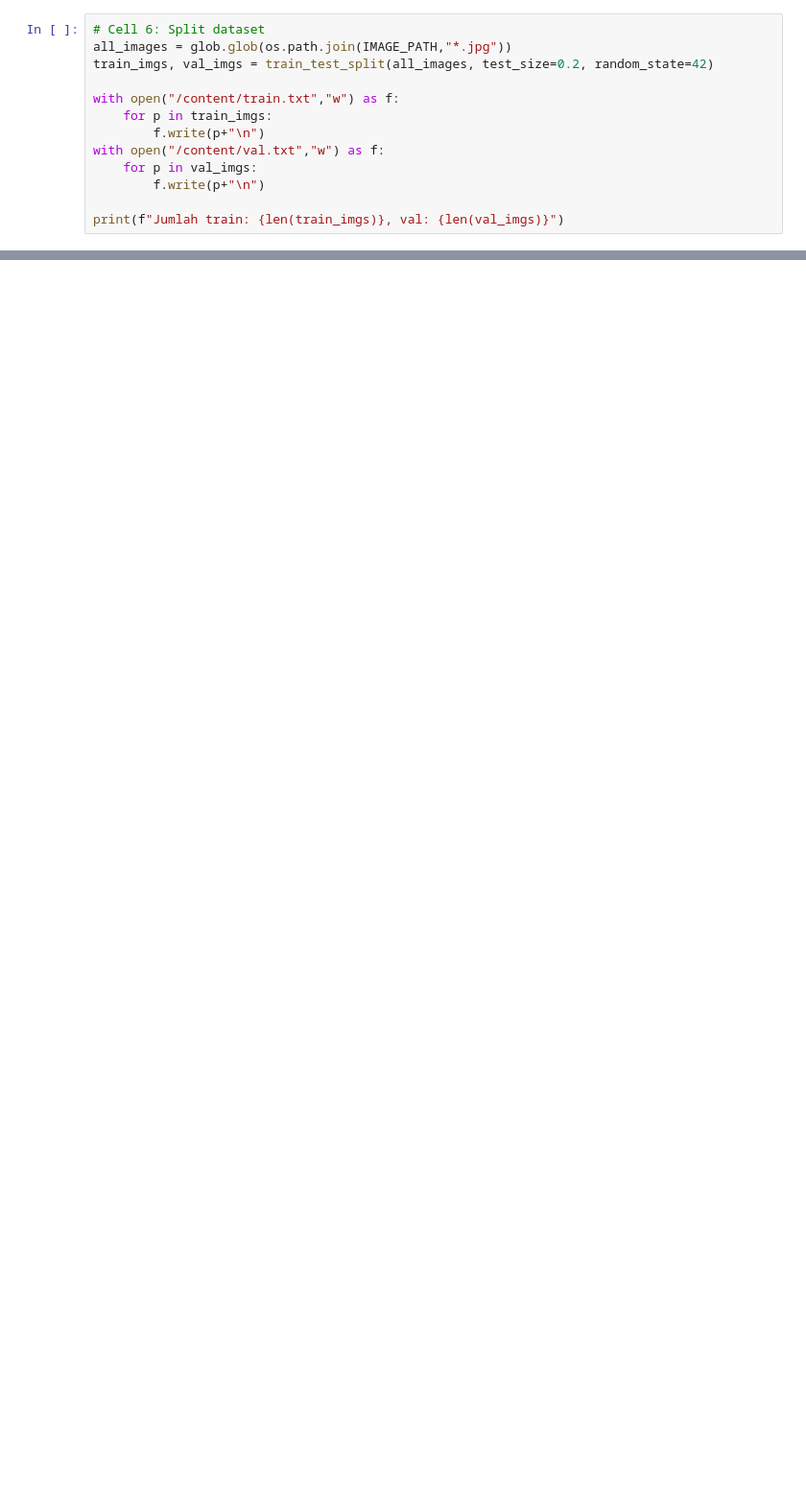
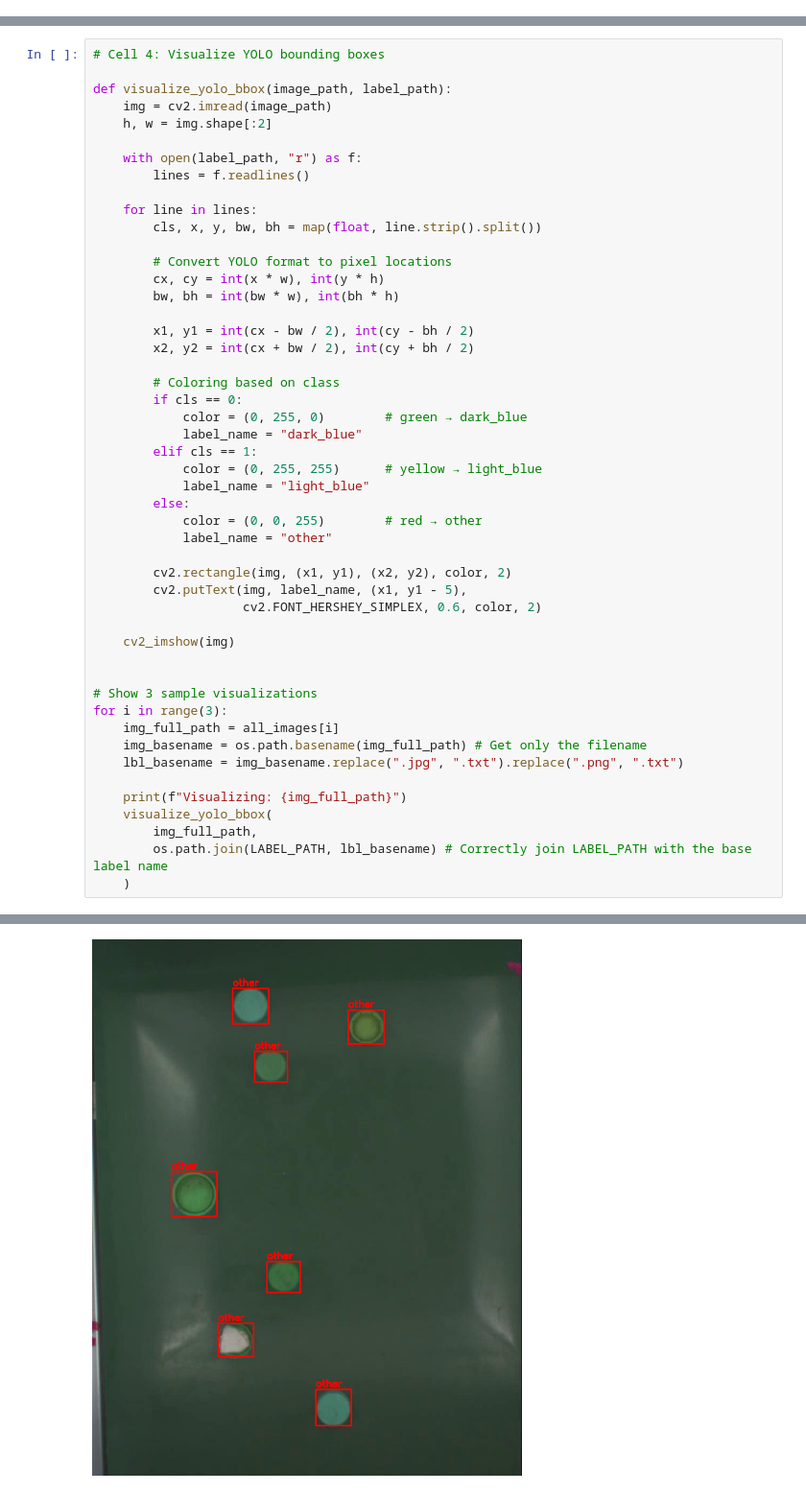
Before and after one commit to fadilf24/Latihan-YOLO, a Jupyter notebook: Untitled1.ipynb, the cells around one changed output, grey strips where cells are left out. Shown at 96% size. Saved outputs shown, nothing was run; the diff lists cells and outputs as text; blank space fills up the shorter version.

Commit message:
Dibuat menggunakan Colab untuk latihan computer vision menggunakan YOLO

```diff
--- a/Untitled1.ipynb
+++ b/Untitled1.ipynb
@@ -155,13 +85,0 @@ plt.show()
-# %%
-# Cell 6: Split dataset
-all_images = glob.glob(os.path.join(IMAGE_PATH,"*.jpg"))
-train_imgs, val_imgs = train_test_split(all_images, test_size=0.2, random_state=42)
-
-with open("/content/train.txt","w") as f:
-    for p in train_imgs:
-        f.write(p+"\n")
-with open("/content/val.txt","w") as f:
-    for p in val_imgs:
-        f.write(p+"\n")
-
-print(f"Jumlah train: {len(train_imgs)}, val: {len(val_imgs)}")
@@ -169,0 +107,50 @@ Jumlah train: 6, val: 2
+# %%
+# Cell 4: Visualize YOLO bounding boxes
+
+def visualize_yolo_bbox(image_path, label_path):
+    img = cv2.imread(image_path)
+    h, w = img.shape[:2]
+
+    with open(label_path, "r") as f:
+        lines = f.readlines()
+
+    for line in lines:
+        cls, x, y, bw, bh = map(float, line.strip().split())
+
+        # Convert YOLO format to pixel locations
+        cx, cy = int(x * w), int(y * h)
+        bw, bh = int(bw * w), int(bh * h)
+
+        x1, y1 = int(cx - bw / 2), int(cy - bh / 2)
+        x2, y2 = int(cx + bw / 2), int(cy + bh / 2)
+
+        # Coloring based on class
+        if cls == 0:
+            color = (0, 255, 0)        # green → dark_blue
+            label_name = "dark_blue"
+        elif cls == 1:
+            color = (0, 255, 255)      # yellow → light_blue
+            label_name = "light_blue"
+        else:
+            color = (0, 0, 255)        # red → other
+            label_name = "other"
+
+        cv2.rectangle(img, (x1, y1), (x2, y2), color, 2)
+        cv2.putText(img, label_name, (x1, y1 - 5),
+                    cv2.FONT_HERSHEY_SIMPLEX, 0.6, color, 2)
+
+    cv2_imshow(img)
+
+
+# Show 3 sample visualizations
+for i in range(3):
+    img_full_path = all_images[i]
+    img_basename = os.path.basename(img_full_path) # Get only the filename
+    lbl_basename = img_basename.replace(".jpg", ".txt").replace(".png", ".txt")
+
+    print(f"Visualizing: {img_full_path}")
+    visualize_yolo_bbox(
+        img_full_path,
+        os.path.join(LABEL_PATH, lbl_basename) # Correctly join LABEL_PATH with the base label name
+    )
+# %% [output]
@@ -169,0 +158 @@ Jumlah train: 6, val: 2
+[figure, added]
```
Also changed, not shown: parts of 24 cells of this notebook.
